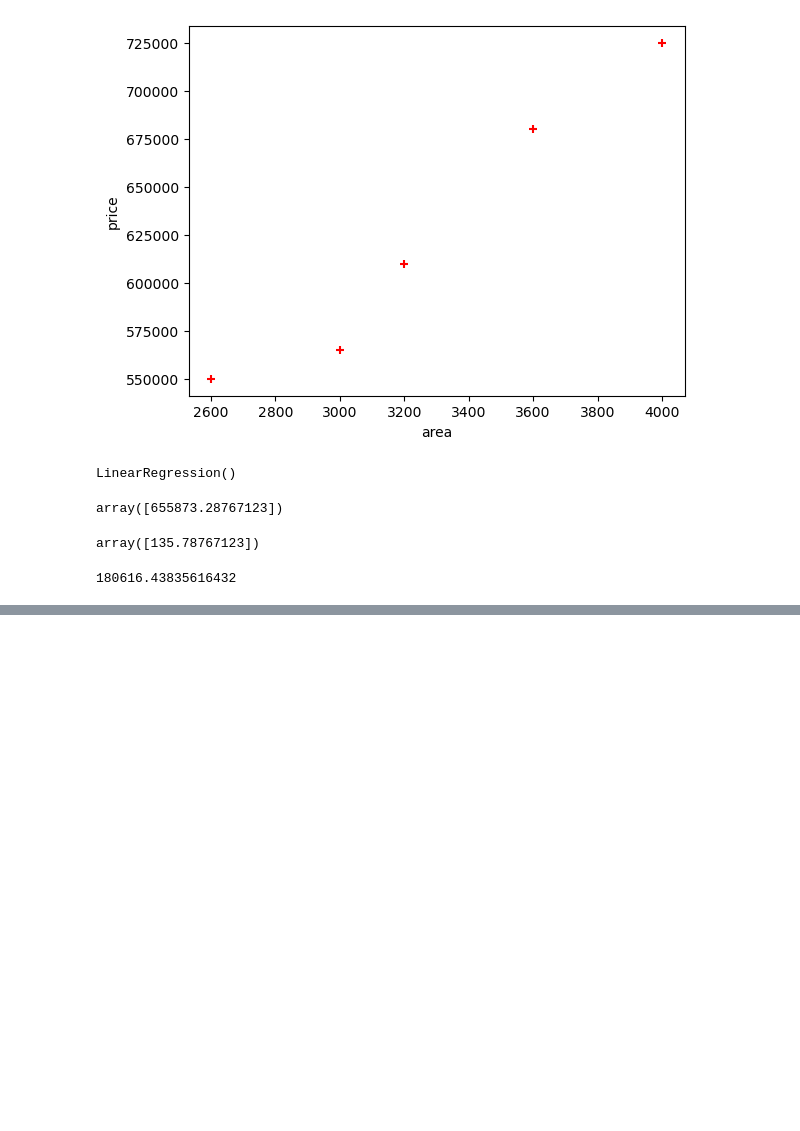
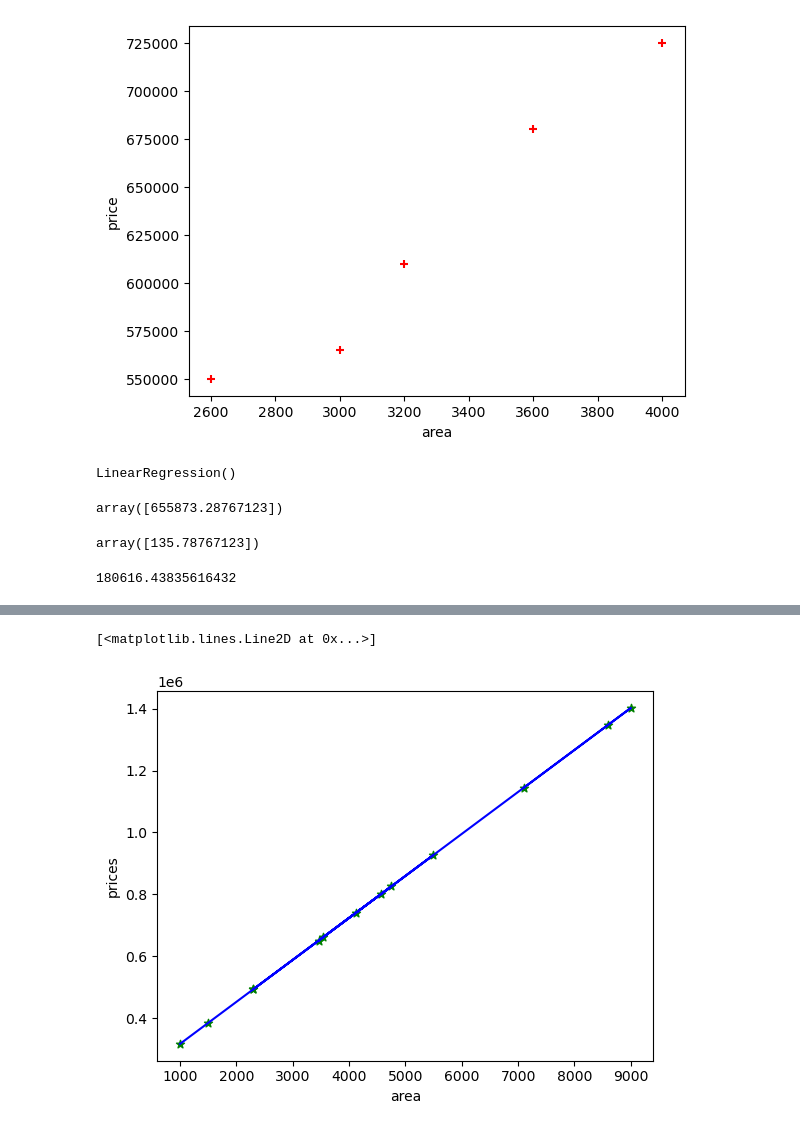
Before and after one commit to praveenc1902/ML-Practice, a Jupyter notebook: Linear Regression-1.ipynb, the cells around one changed output, grey strips where cells are left out. Saved outputs shown, nothing was run; the diff lists cells and outputs as text; code cells hidden in the pictures; blank space fills up the shorter version.

```diff
--- a/Linear Regression-1.ipynb
+++ b/Linear Regression-1.ipynb
@@ -35,3 +35,9 @@ array([135.78767123])
 reg.intercept_ #is b
 # %% [output]
 180616.43835616432
+# %%
+df_area =pd.read_csv("areas.csv")
+# df_area
+# %%
+prices = reg.predict(df_area)
+df_area['prices']= prices
@@ -37,0 +61,9 @@ reg.intercept_ #is b
+# %%
+%matplotlib inline
+plt.xlabel('area') #declare the axis name
+plt.ylabel('prices') #declare the axis name
+plt.scatter(df_area.area,df_area.prices,color='green',marker='*') #scatter plot code
+plt.plot(df_area.area,prices,color='blue') #line code
+# %% [output]
+[<matplotlib.lines.Line2D at 0x...>]
+[figure, added]
```
Also changed, not shown: parts of 1 cell of this notebook.
